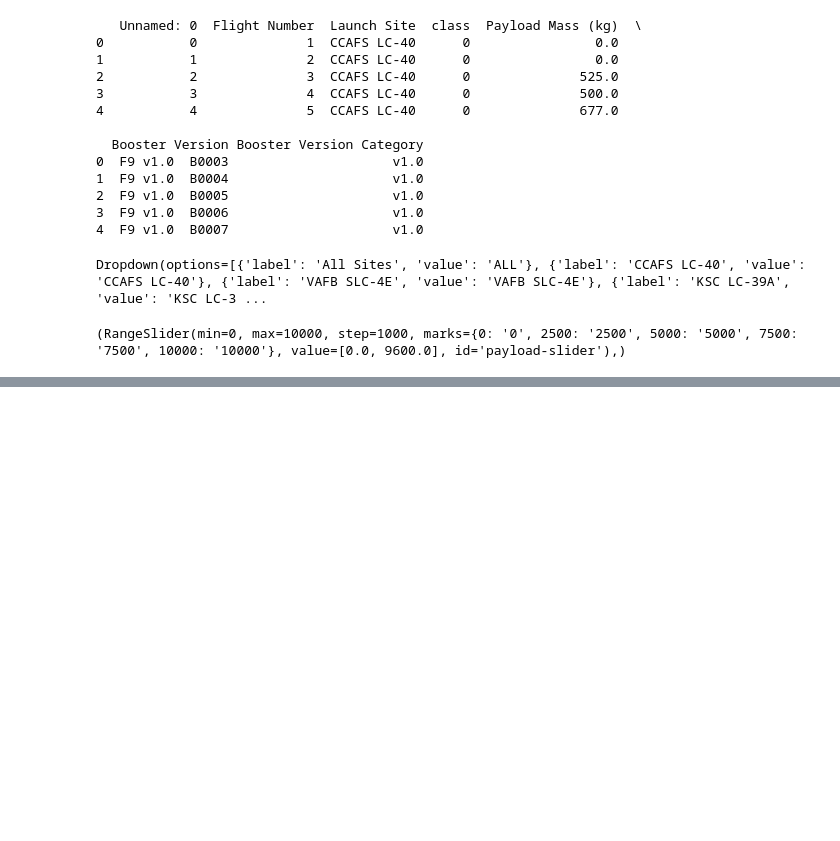
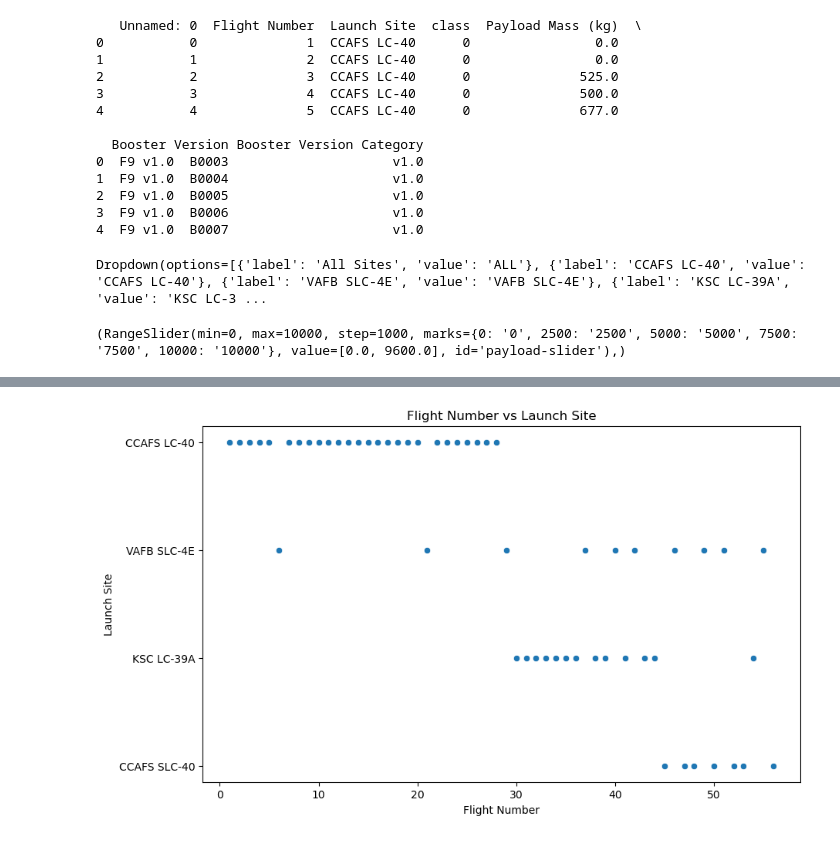
Before and after one commit to Ravipandey16/CapstoneProject-AppliedDataScienceCapstone, a Jupyter notebook: Spacex_Falcon9_Data.ipynb, the cells around one changed output, grey strips where cells are left out. Cells and saved outputs as stored; diff of their text form; code cells hidden in the pictures; blank space fills up the shorter version.

```diff
--- a/Spacex_Falcon9_Data.ipynb
+++ b/Spacex_Falcon9_Data.ipynb
@@ -124,0 +185,15 @@ def get_scatter_chart(entered_site, payload_range):
+# %%
+
+plt.figure(figsize=(10,6))
+sns.scatterplot(
+    x='Flight Number',
+    y='Launch Site',
+    data=spacex_df
+)
+
+plt.xlabel('Flight Number')
+plt.ylabel('Launch Site')
+plt.title('Flight Number vs Launch Site')
+plt.show()
+# %% [output]
+[figure, added]
```
Also changed, not shown: parts of 23 cells of this notebook, 5 other files.
